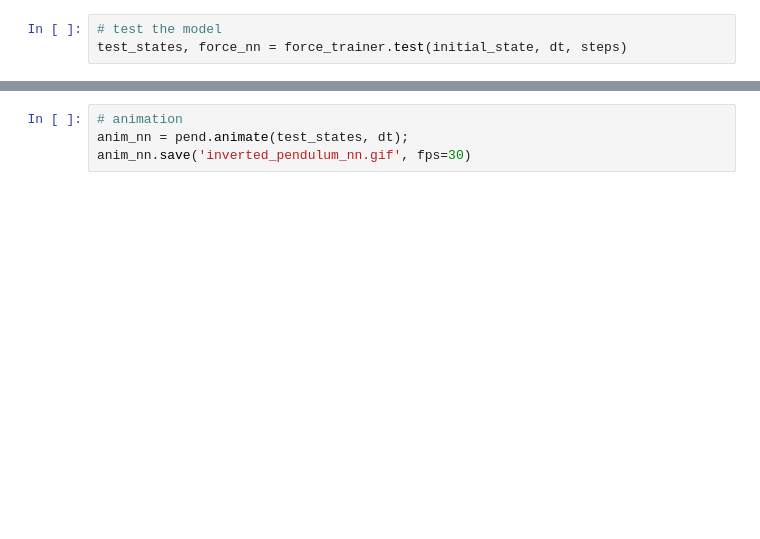
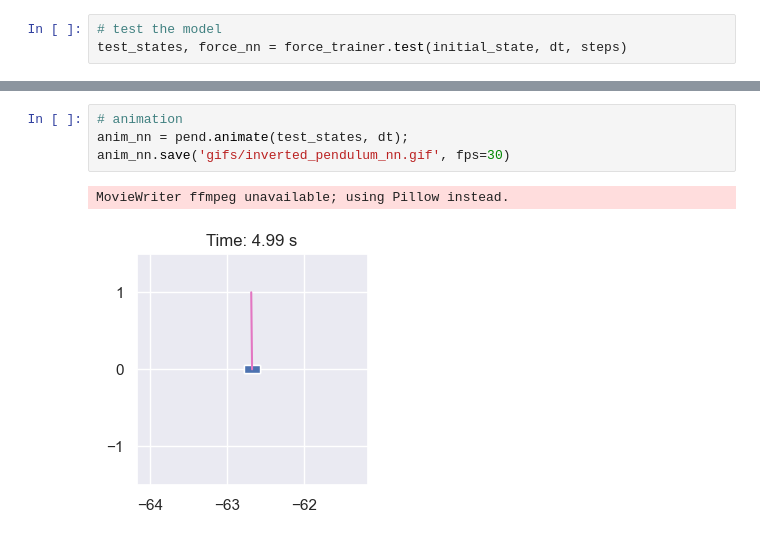
Before and after one commit to carlalozu/AICSE, a Jupyter notebook: project03/Task1/Task1.ipynb, the cells around one changed output, grey strips where cells are left out. Drawn from its saved outputs; the diff is of its cells as text; blank space fills up the shorter version.

```diff
--- a/project03/Task1/Task1.ipynb
+++ b/project03/Task1/Task1.ipynb
@@ -81,4 +110,7 @@ fig.savefig('pendulum_nn.pdf')
 # %%
 # animation
 anim_nn = pend.animate(test_states, dt);
-anim_nn.save('inverted_pendulum_nn.gif', fps=30)
+anim_nn.save('gifs/inverted_pendulum_nn.gif', fps=30)
+# %% [output]
+MovieWriter ffmpeg unavailable; using Pillow instead.
+[figure, added]
```
Also changed, not shown: parts of 5 cells of this notebook, 14 other files.
